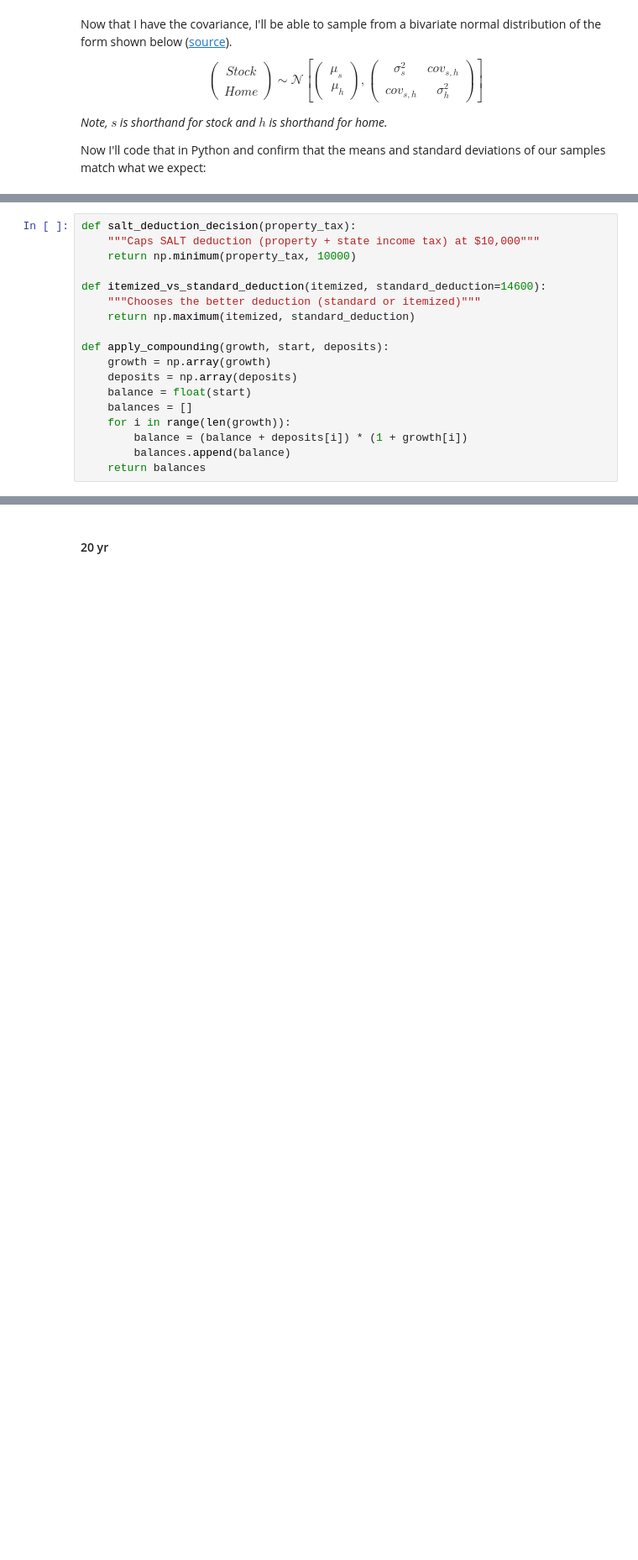
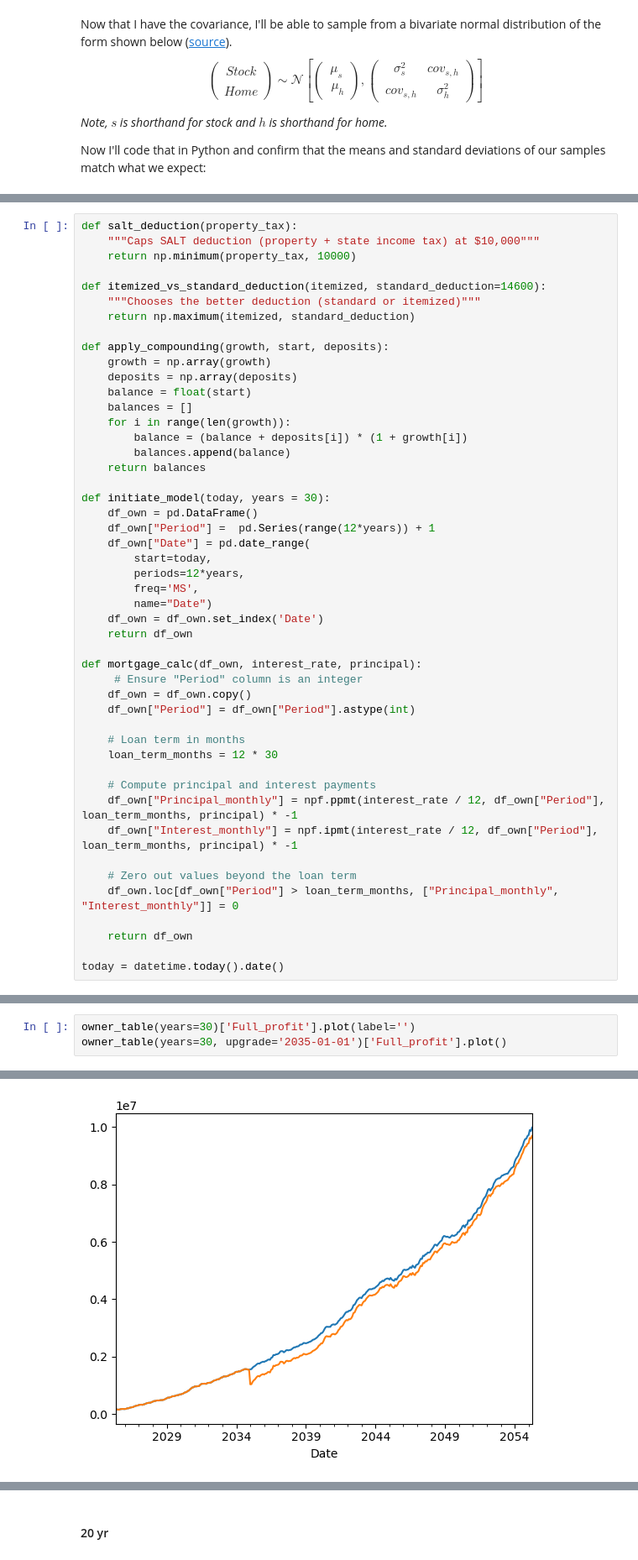
Before and after one commit to peter-amerkhanian/peter-amerkhanian.github.io, a Jupyter notebook: in-progress/reno_model/index.ipynb, the cells around one changed output, grey strips where cells are left out. Shown at 84% size. Drawn from its saved outputs; the diff is of its cells as text; blank space fills up the shorter version.

Commit message:
added material to the reno model

```diff
--- a/in-progress/reno_model/index.ipynb
+++ b/in-progress/reno_model/index.ipynb
@@ -104,5 +111,5 @@ for i in range(100):
 # %%
-def salt_deduction_decision(property_tax):
+def salt_deduction(property_tax):
     """Caps SALT deduction (property + state income tax) at $10,000"""
     return np.minimum(property_tax, 10000)
 
@@ -119,3 +126,33 @@ def apply_compounding(growth, start, deposits):
         balance = (balance + deposits[i]) * (1 + growth[i])
         balances.append(balance)
     return balances
+
+def initiate_model(today, years = 30):
+    df_own = pd.DataFrame()
+    df_own["Period"] =  pd.Series(range(12*years)) + 1
+    df_own["Date"] = pd.date_range(
+        start=today,
+        periods=12*years,
+        freq='MS',
+        name="Date")
+    df_own = df_own.set_index('Date')
+    return df_own
+
+def mortgage_calc(df_own, interest_rate, principal):
+     # Ensure "Period" column is an integer
+    df_own = df_own.copy()
+    df_own["Period"] = df_own["Period"].astype(int)
+
+    # Loan term in months
+    loan_term_months = 12 * 30
+
+    # Compute principal and interest payments
+    df_own["Principal_monthly"] = npf.ppmt(interest_rate / 12, df_own["Period"], loan_term_months, principal) * -1
+    df_own["Interest_monthly"] = npf.ipmt(interest_rate / 12, df_own["Period"], loan_term_months, principal) * -1
+
+    # Zero out values beyond the loan term
+    df_own.loc[df_own["Period"] > loan_term_months, ["Principal_monthly", "Interest_monthly"]] = 0
+
+    return df_own
+
+today = datetime.today().date()
@@ -193,0 +301,4 @@ def owner_table(interest_rate=0.065,
+# %%
+owner_table(years=30)['Full_profit'].plot(label='')
+owner_table(years=30, upgrade='2035-01-01')['Full_profit'].plot()
+# %% [output]
@@ -193,0 +306 @@ def owner_table(interest_rate=0.065,
+[figure, added]
```
Also changed, not shown: parts of 23 cells of this notebook, 1 other file.
